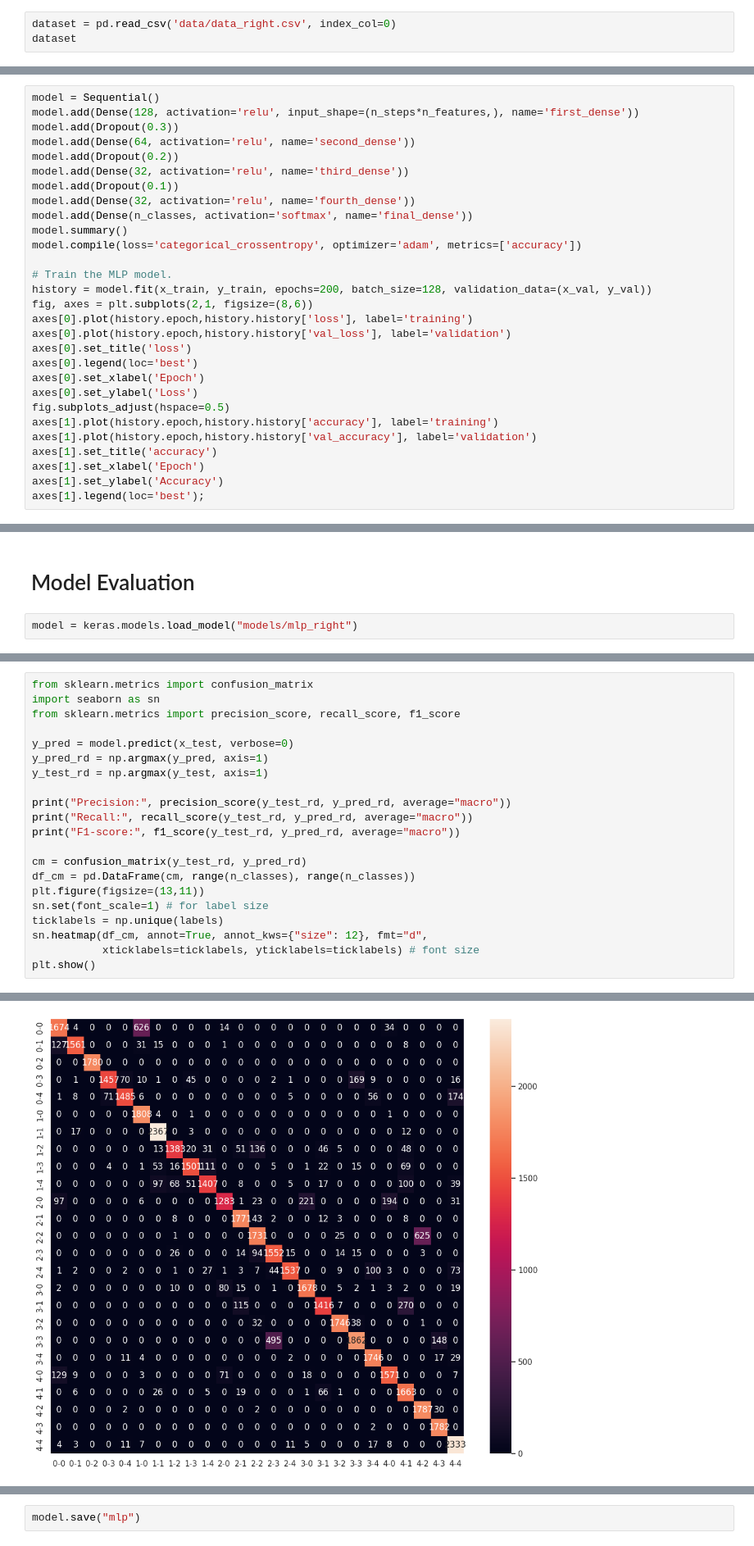
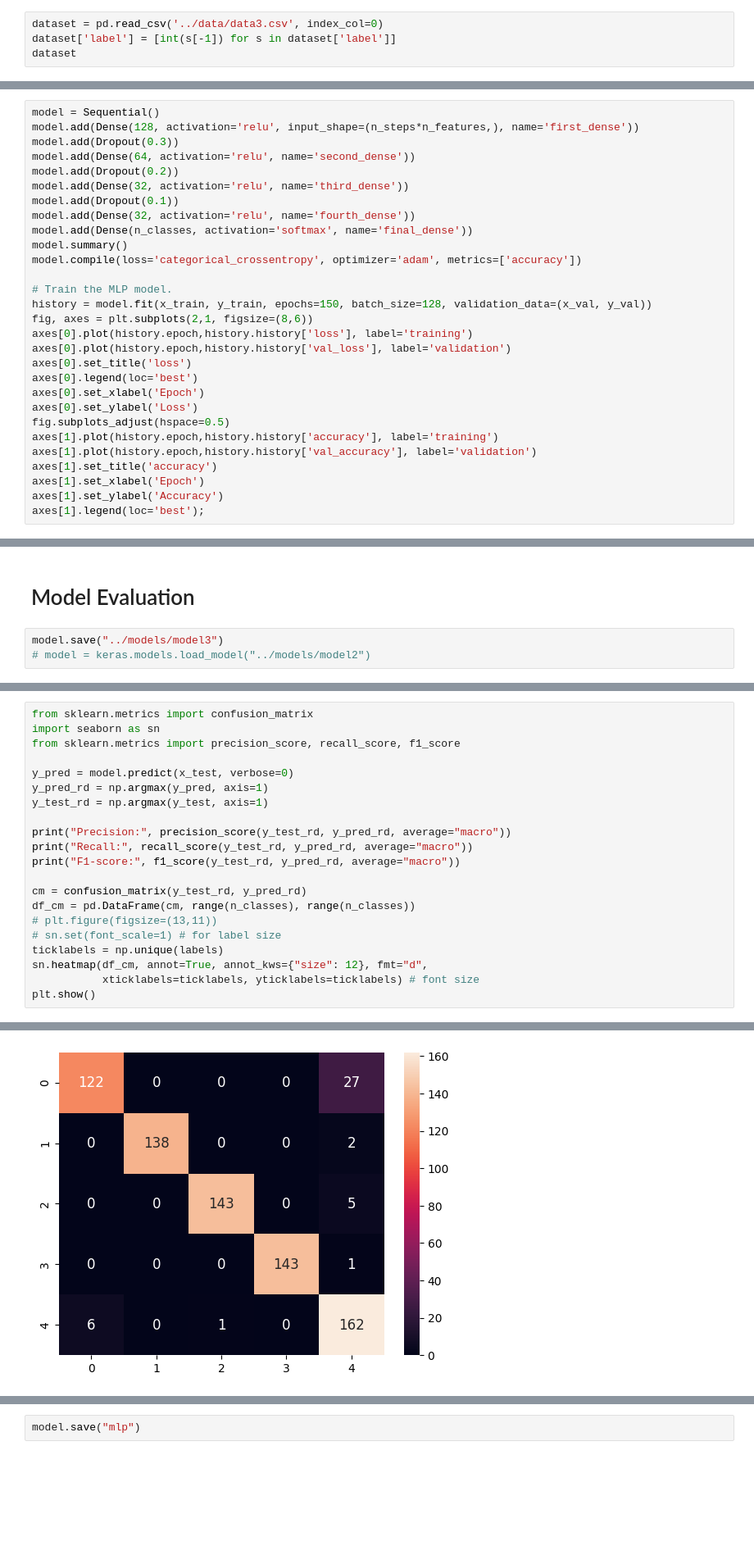
Before and after one commit to rachung2510/oppy, a Jupyter notebook: training/model_MLP.ipynb, the cells around one changed output, grey strips where cells are left out. Shown at 82% size. Drawn from its saved outputs; the diff is of its cells as text; blank space fills up the shorter version.

Commit message:
remove scaling, shorten timestep and retrain model

```diff
--- a/training/model_MLP.ipynb
+++ b/training/model_MLP.ipynb
@@ -22,7 +16,8 @@ To enable them in other operations, rebuild TensorFlow with the appropriate comp
 # %% [markdown]
 # Import Data
 # %%
-dataset = pd.read_csv('data/data_right.csv', index_col=0)
+dataset = pd.read_csv('../data/data3.csv', index_col=0)
+dataset['label'] = [int(s[-1]) for s in dataset['label']]
 dataset
 # %% [output]
 |  | index | middle | ring | pinky | label |
@@ -81,7 +76,7 @@ model.summary()
 model.compile(loss='categorical_crossentropy', optimizer='adam', metrics=['accuracy'])
 
 # Train the MLP model.
-history = model.fit(x_train, y_train, epochs=200, batch_size=128, validation_data=(x_val, y_val))
+history = model.fit(x_train, y_train, epochs=150, batch_size=128, validation_data=(x_val, y_val))
 fig, axes = plt.subplots(2,1, figsize=(8,6))
 axes[0].plot(history.epoch,history.history['loss'], label='training')
 axes[0].plot(history.epoch,history.history['val_loss'], label='validation')
@@ -126,5 +121,6 @@ Test accuracy: 0.8966666460037231
 # %% [markdown]
 # Model Evaluation
 # %%
-model = keras.models.load_model("models/mlp_right")
+model.save("../models/model3")
+# model = keras.models.load_model("../models/model2")
 # %% [output]
@@ -153,8 +152,8 @@ print("F1-score:", f1_score(y_test_rd, y_pred_rd, average="macro"))
 
 cm = confusion_matrix(y_test_rd, y_pred_rd)
 df_cm = pd.DataFrame(cm, range(n_classes), range(n_classes))
-plt.figure(figsize=(13,11))
-sn.set(font_scale=1) # for label size
+# plt.figure(figsize=(13,11))
+# sn.set(font_scale=1) # for label size
 ticklabels = np.unique(labels)
 sn.heatmap(df_cm, annot=True, annot_kws={"size": 12}, fmt="d",
            xticklabels=ticklabels, yticklabels=ticklabels) # font size
@@ -166,4 +165,4 @@ F1-score: 0.8736911123670095
-[figure, old version]
+[figure, new version]
 # %%
 import time
 times = []
```
Also changed, not shown: parts of 8 cells of this notebook, 23 other files.
